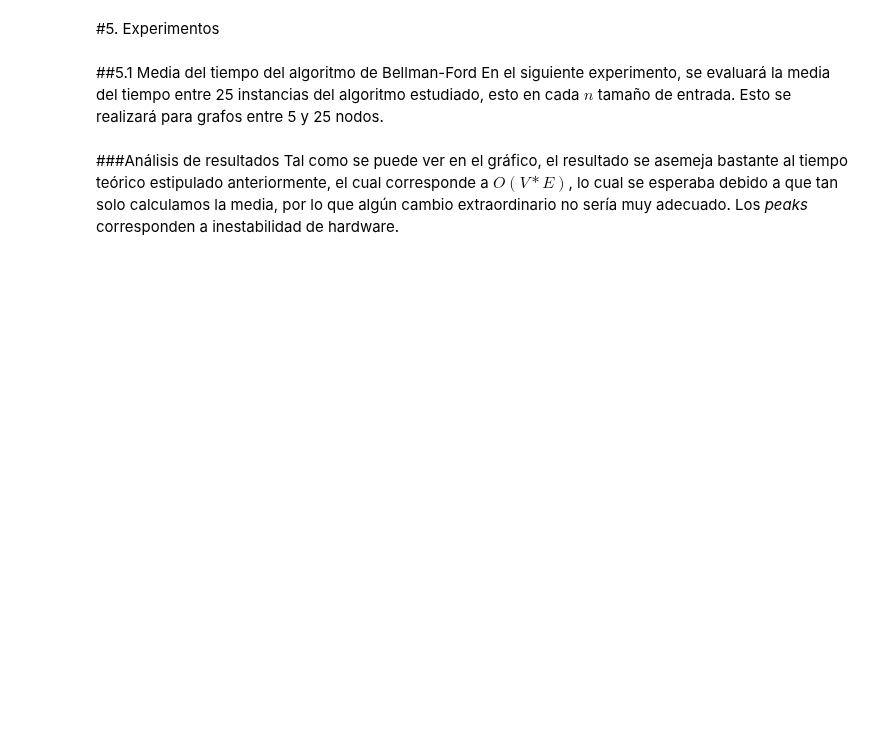
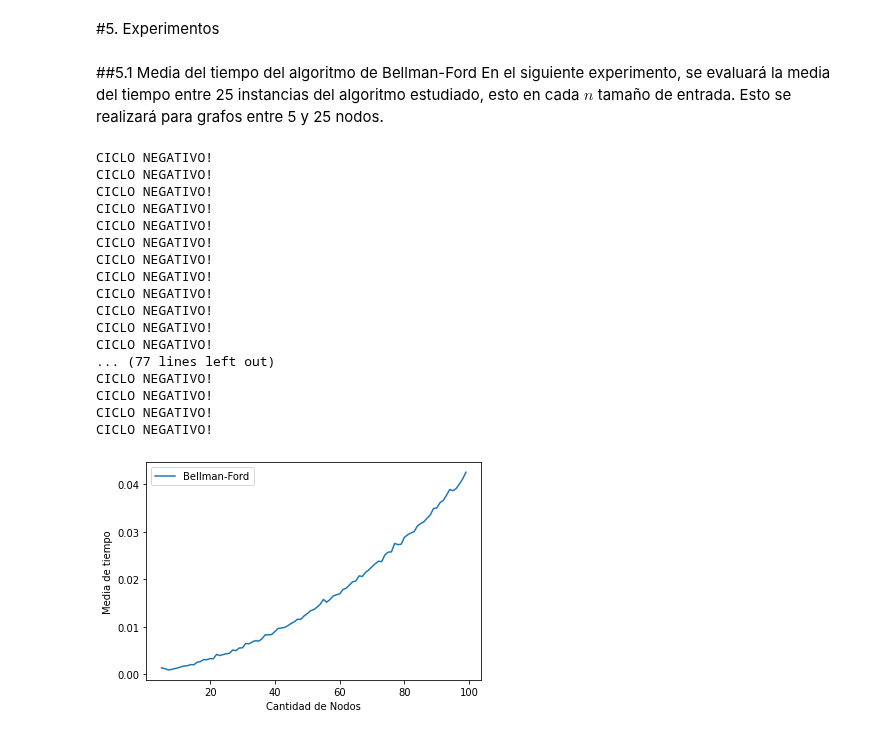
Before and after one commit to Sylver640/ADA-Informes, a Jupyter notebook: Informe_BellmanFord.ipynb, the cells around one changed output. Drawn from its saved outputs; the diff is of its cells as text; code cells hidden in the pictures; blank space fills up the shorter version.

```diff
--- a/Informe_BellmanFord.ipynb
+++ b/Informe_BellmanFord.ipynb
@@ -276,7 +378,7 @@ def bellmanFordAlgorithm(G, s, nodos, verbose, visualize):
   if verbose == True: print("\nComenzamos a recorrer todos los arcos del grafo...")
   for i in range(nodos-1):
     if verbose == True:
-      print(f"Iteración {i+1}")
+      print(f"\nIteración {i+1}")
       print("Recorremos el grafo")
     for u, v, w in G: #Se recorre el grafo
       if verbose == True: print(f"Se analiza la conexión [{u},{v},{w}]")
@@ -288,7 +390,7 @@ def bellmanFordAlgorithm(G, s, nodos, verbose, visualize):
   #Luego, se chequea la existencia de ciclos negativos. Si se obtiene un camino más corto a alguno de
   #los calculados anteriormente, retornamos una lista vacía.
 
-  if verbose == True: print("Ahora se buscan ciclos negativos...")
+  if verbose == True: print("\nAhora se buscan ciclos negativos...")
   for u, v, w in G:
     if distancias[u] != 99999999 and distancias[u] + w < distancias[v]:
       if verbose == True: print(f"Oh no! Se ha encontrado un ciclo negativo. Se retorna la lista {[]}")
@@ -297,7 +399,7 @@ def bellmanFordAlgorithm(G, s, nodos, verbose, visualize):
       return []
 
   if verbose == True:
-    print("\nNo se ha encontrado ningún ciclo negativo. Retornamos la lista de distancias")
+    print("\nNo se ha encontrado ningún ciclo negativo. Retornamos la lista de distancias!")
     print("--------------------")
   return distancias #Finalmente, se retorna la lista que contiene los caminos más cortos desde el vértice fuente
                     #hasta cada uno de los nodos restantes del grafo
@@ -497,26 +603,45 @@ def funcionEspecial(n):
 # %%
-from matplotlib import cm
 import matplotlib.pyplot as plt
 import datetime
 from timeit import repeat
 import numpy as np
 
+def bellmanRepetido(n):
+  G, fuente = instance_generator_bellman(n)
+  dist = bellmanFordAlgorithm(G,fuente,n,verbose=False,visualize=False)
+
 x=[]; y=[]
-for n in range(5,10):
-  z = repeat(setup="from __main__ import funcionEspecial", stmt=f"funcionEspecial({n})", repeat=25, number=10)
+for n in range(5,100):
+  z = repeat(setup="from __main__ import bellmanRepetido", stmt=f"bellmanRepetido({n})", repeat=25, number=10)
   sum = 0
   for i in range(len(z)):
     sum += z[i]
   prom = sum/25
   x.append(n)
   y.append(prom)
 
 plt.plot(x,y)
 plt.legend(["Bellman-Ford"])
 
 plt.xlabel('Cantidad de Nodos')
 plt.ylabel('Media de tiempo')
 plt.show()
+# %% [output]
+CICLO NEGATIVO!
+CICLO NEGATIVO!
+CICLO NEGATIVO!
+CICLO NEGATIVO!
+CICLO NEGATIVO!
+CICLO NEGATIVO!
+CICLO NEGATIVO!
+CICLO NEGATIVO!
+CICLO NEGATIVO!
+CICLO NEGATIVO!
+CICLO NEGATIVO!
+CICLO NEGATIVO!
+... (77 lines left out)
+CICLO NEGATIVO!
+CICLO NEGATIVO!
+CICLO NEGATIVO!
+CICLO NEGATIVO!
+[figure, added]
-# %% [markdown]
-###Análisis de resultados
-Tal como se puede ver en el gráfico, el resultado se asemeja bastante al tiempo teórico estipulado anteriormente, el cual corresponde a $O(V*E)$, lo cual se esperaba debido a que tan solo calculamos la media, por lo que algún cambio extraordinario no sería muy adecuado. Los *peaks* corresponden a inestabilidad de hardware.
```
Also changed, not shown: parts of 16 cells of this notebook.
